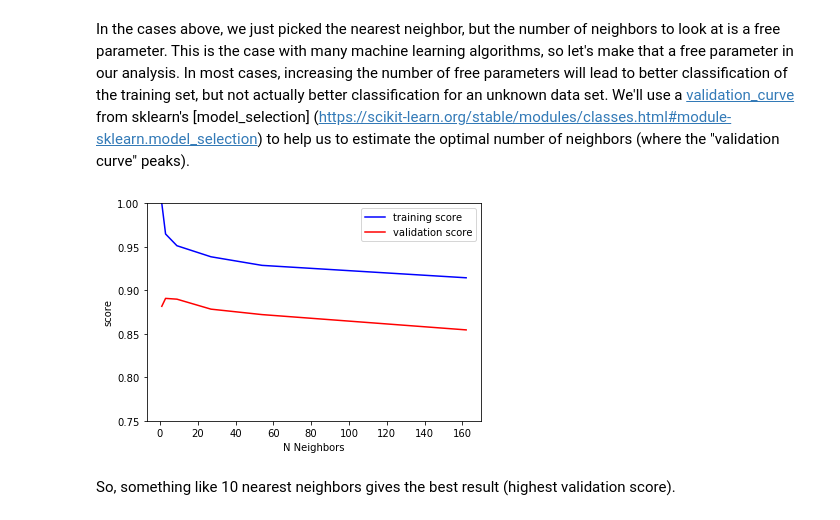
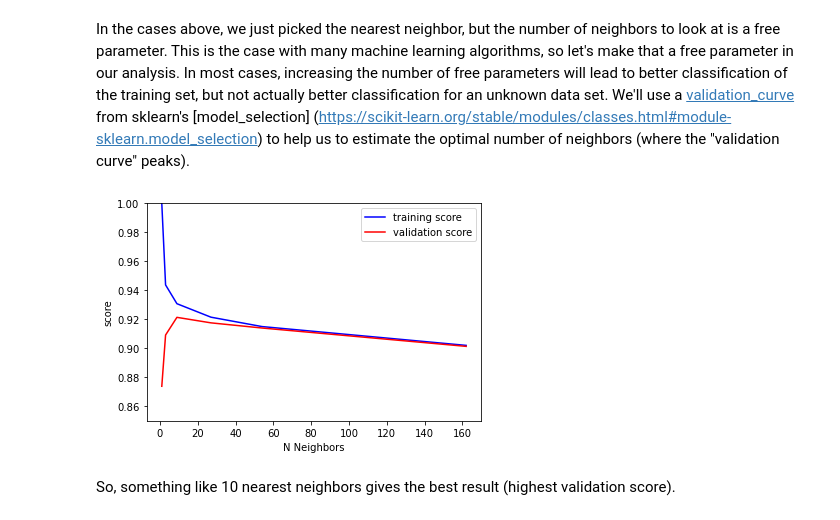
Before and after one commit to RichardsGroup/LSST_training, a Jupyter notebook: Script_NBs/02_AGN_classification_example.ipynb, the cells around one changed output. Cells and saved outputs as stored; diff of their text form; code cells hidden in the pictures.

```diff
--- a/Script_NBs/02_AGN_classification_example.ipynb
+++ b/Script_NBs/02_AGN_classification_example.ipynb
@@ -48,6 +48,6 @@ Actually, better yet, let's load both the quasars and non-AGNs into a single Dat
 # %%
 # select only qso and vStar
 all_df = get_train_cat()
-all_df = all_df[all_df['class'] !='gal']
+all_df = all_df[(all_df['class'] !='s82Gal') & (all_df['class'] !='highZQso')]
 all_df.head(5)
 # %% [output]
@@ -281,16 +281,17 @@ In the cases above, we just picked the nearest neighbor, but the number of neigh
 from sklearn.model_selection import validation_curve
 n = [1,3,9,27,54,162] #Number of neighbors to try.
 train_score, val_score = validation_curve(KNeighborsClassifier(), X, y,
-                                          param_name='n_neighbors', param_range=n, cv=5)
+                                          param_name='n_neighbors', param_range=n,
+                                          cv=StratifiedKFold(shuffle=True), n_jobs=-1)
 # %%
 plt.plot(n, np.median(train_score, 1), color='blue', label='training score')
 plt.plot(n, np.median(val_score, 1), color='red', label='validation score')
 plt.legend(loc='best')
-plt.ylim(0.75, 1)
+plt.ylim(0.85, 1)
 plt.xlabel('N Neighbors')
 plt.ylabel('score');
 # %% [output]
-[figure, old version]
+[figure, new version]
 # %% [markdown]
 So, something like 10 nearest neighbors gives the best result (highest validation score).
 # %% [markdown]
```
Also changed, not shown: parts of 21 cells of this notebook, 2 other files.
